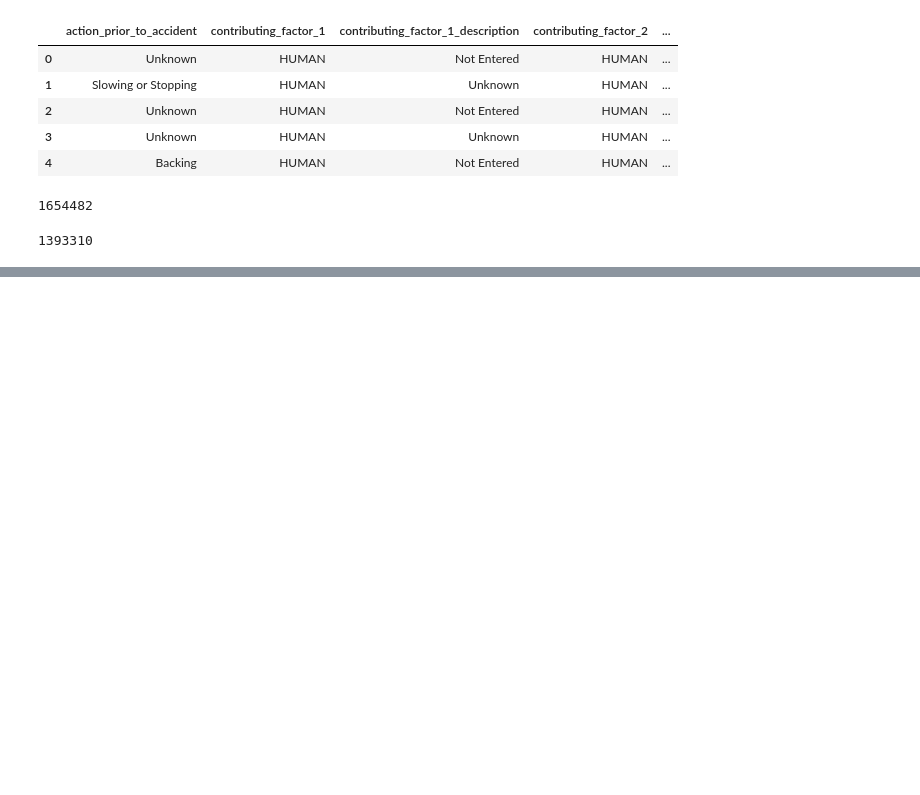
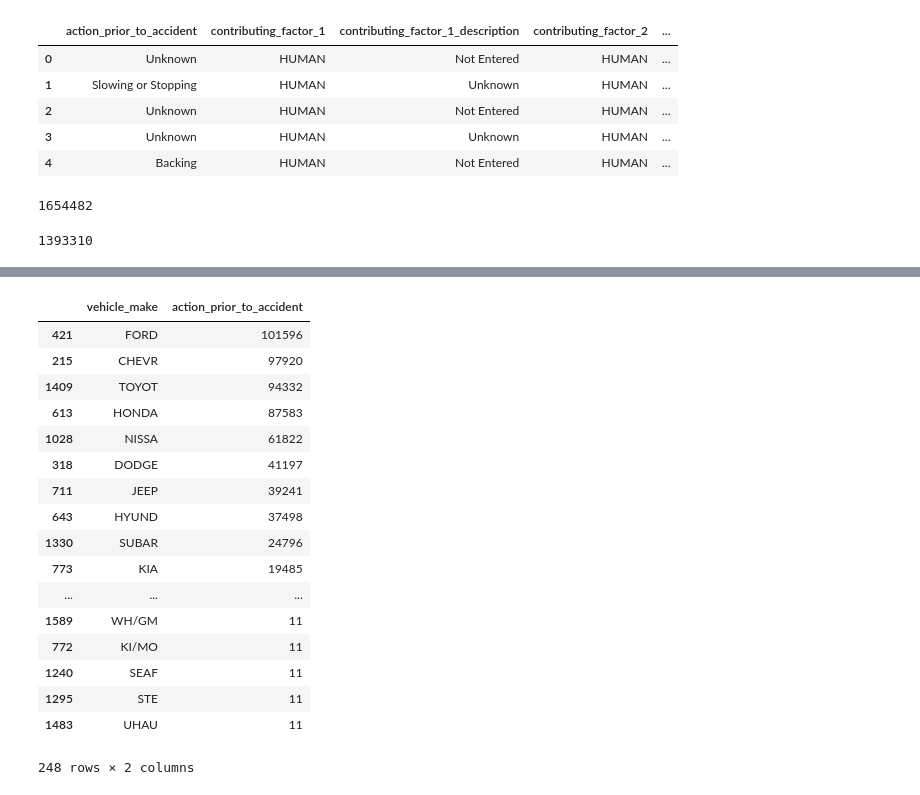
Before and after one commit to hdhawan/Project01_GitHub, a Jupyter notebook: Harshit/project01_version0_1.ipynb, the cells around one changed output, grey strips where cells are left out. Cells and saved outputs as stored; diff of their text form; code cells hidden in the pictures; blank space fills up the shorter version.

```diff
--- a/Harshit/project01_version0_1.ipynb
+++ b/Harshit/project01_version0_1.ipynb
@@ -108,0 +178,21 @@ results_clean_df1.to_csv("results_clean_df1.csv")
+# %%
+action_prior_to_acc2.loc[action_prior_to_acc2["action_prior_to_accident"] > 10,:]
+# %% [output]
+|  | vehicle_make | action_prior_to_accident |
+| 421 | FORD | 101596 |
+| 215 | CHEVR | 97920 |
+| 1409 | TOYOT | 94332 |
+| 613 | HONDA | 87583 |
+| 1028 | NISSA | 61822 |
+| 318 | DODGE | 41197 |
+| 711 | JEEP | 39241 |
+| 643 | HYUND | 37498 |
+| 1330 | SUBAR | 24796 |
+| 773 | KIA | 19485 |
+| ... | ... | ... |
+| 1589 | WH/GM | 11 |
+| 772 | KI/MO | 11 |
+| 1240 | SEAF | 11 |
+| 1295 | STE | 11 |
+| 1483 | UHAU | 11 |
+248 rows × 2 columns
```
Also changed, not shown: parts of 6 cells of this notebook.
